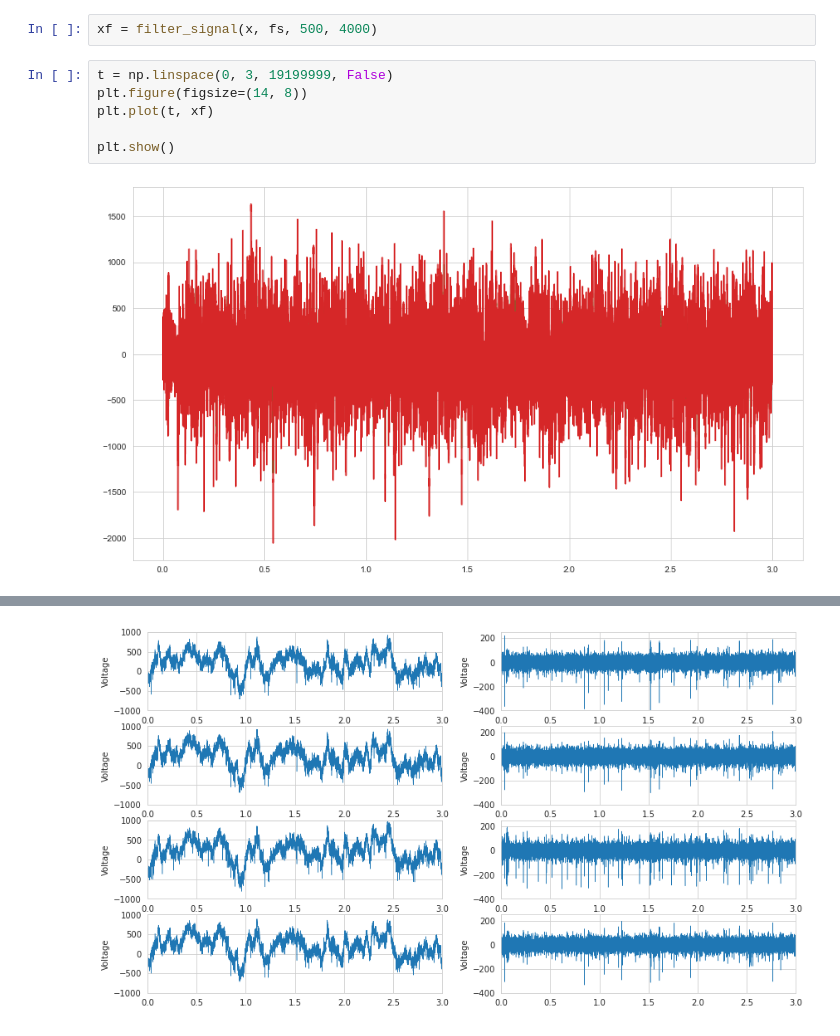
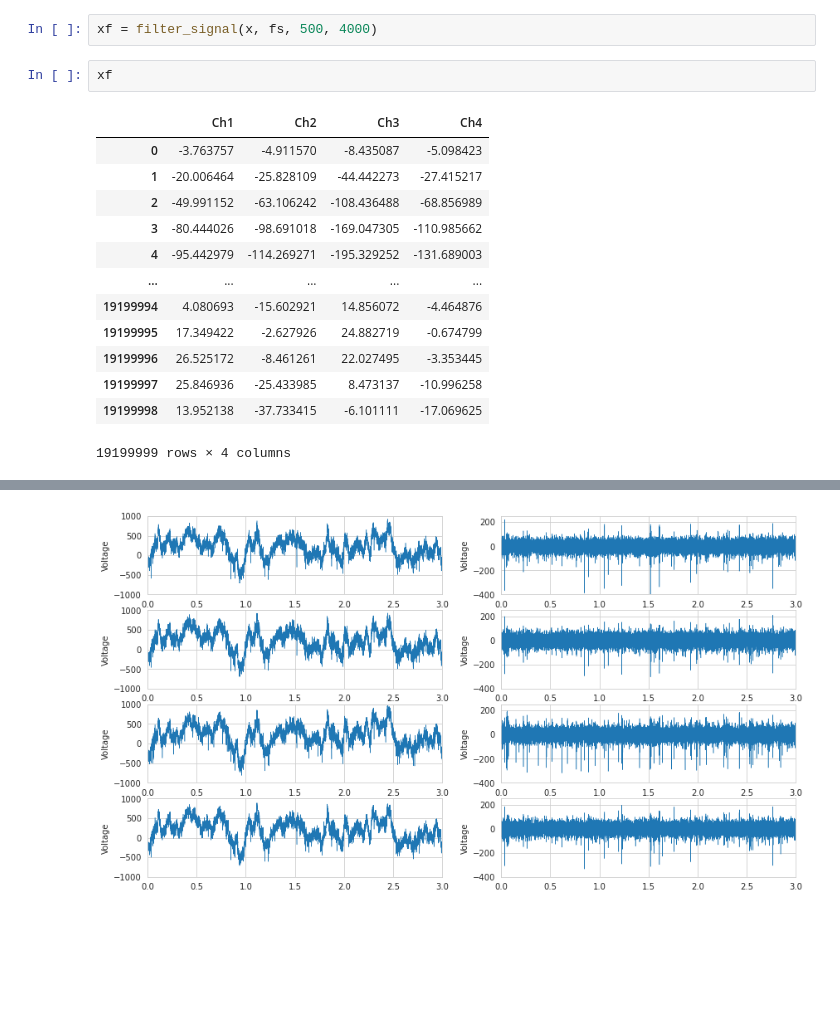
Before and after one commit to hammour95/NeuralDataScience-, a Jupyter notebook: Task_1/CodingLab1.ipynb, the cells around one changed output, grey strips where cells are left out. Saved outputs shown, nothing was run; the diff lists cells and outputs as text; blank space fills up the shorter version.

```diff
--- a/Task_1/CodingLab1.ipynb
+++ b/Task_1/CodingLab1.ipynb
@@ -98,11 +102,19 @@ def filter_signal(x, fs, low, high, order=3):
     return y
 # %%
 xf = filter_signal(x, fs, 500, 4000)
-# %%
-t = np.linspace(0, 3, 19199999, False)
-plt.figure(figsize=(14, 8))
-plt.plot(t, xf)
-
-plt.show()
-# %% [output]
-[figure, removed]
+# %%
+xf
+# %% [output]
+|  | Ch1 | Ch2 | Ch3 | Ch4 |
+| 0 | -3.763757 | -4.911570 | -8.435087 | -5.098423 |
+| 1 | -20.006464 | -25.828109 | -44.442273 | -27.415217 |
+| 2 | -49.991152 | -63.106242 | -108.436488 | -68.856989 |
+| 3 | -80.444026 | -98.691018 | -169.047305 | -110.985662 |
+| 4 | -95.442979 | -114.269271 | -195.329252 | -131.689003 |
+| ... | ... | ... | ... | ... |
+| 19199994 | 4.080693 | -15.602921 | 14.856072 | -4.464876 |
+| 19199995 | 17.349422 | -2.627926 | 24.882719 | -0.674799 |
+| 19199996 | 26.525172 | -8.461261 | 22.027495 | -3.353445 |
+| 19199997 | 25.846936 | -25.433985 | 8.473137 | -10.996258 |
+| 19199998 | 13.952138 | -37.733415 | -6.101111 | -17.069625 |
+19199999 rows × 4 columns
```
Also changed, not shown: parts of 3 cells of this notebook.
